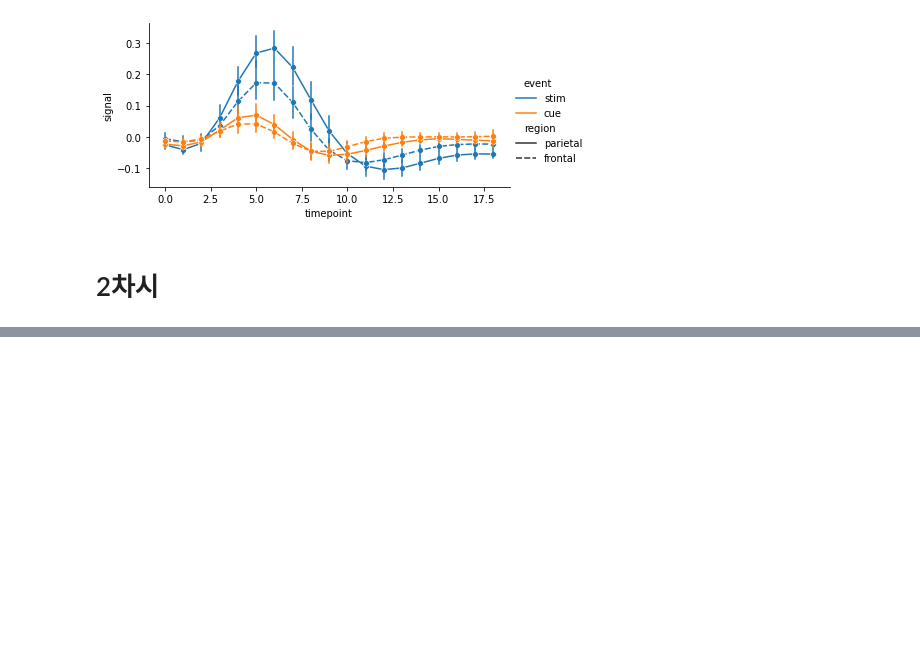
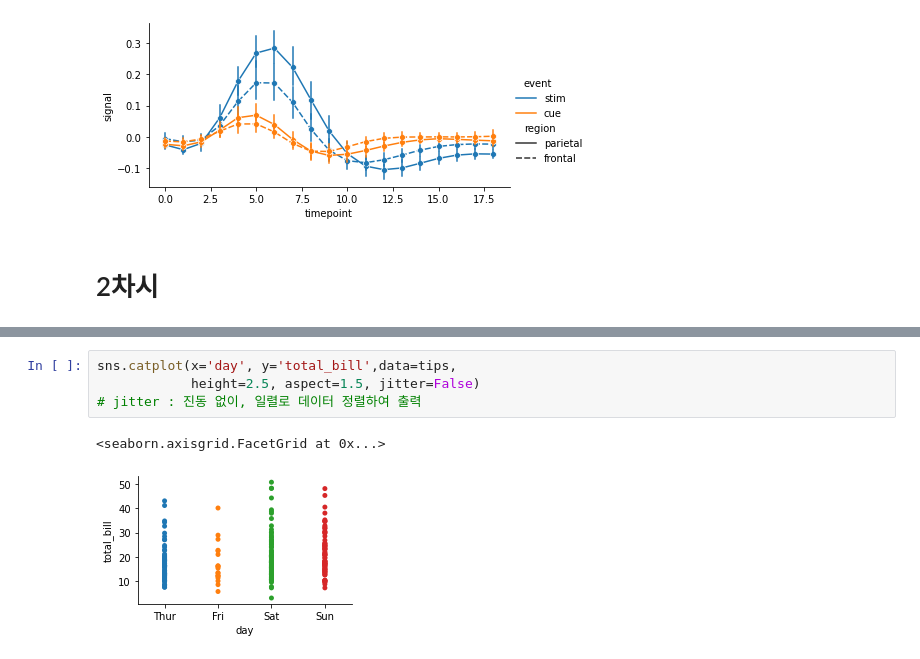
Before and after one commit to hanbinChae/Python-learning-univ, a Jupyter notebook: 빅데이터분석응용/경기과학기술대학교_202263020_채한빈_13주차.ipynb, the cells around one changed output, grey strips where cells are left out. Saved outputs shown, nothing was run; the diff lists cells and outputs as text; blank space fills up the shorter version.

```diff
--- a/빅데이터분석응용/경기과학기술대학교_202263020_채한빈_13주차.ipynb
+++ b/빅데이터분석응용/경기과학기술대학교_202263020_채한빈_13주차.ipynb
@@ -152,0 +189,7 @@ sns.relplot(x = 'timepoint',y='signal',kind='line',
+# %%
+sns.catplot(x='day', y='total_bill',data=tips,
+            height=2.5, aspect=1.5, jitter=False)
+# jitter : 진동 없이, 일렬로 데이터 정렬하여 출력
+# %% [output]
+<seaborn.axisgrid.FacetGrid at 0x...>
+[figure, added]
```
Also changed, not shown: parts of 23 cells of this notebook, 2 other files.
